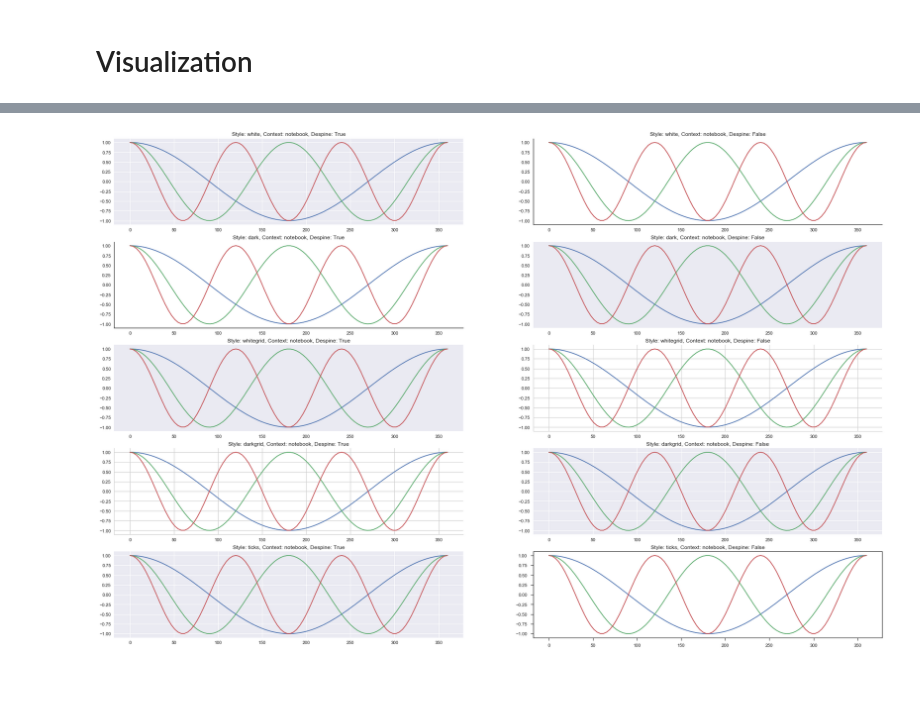
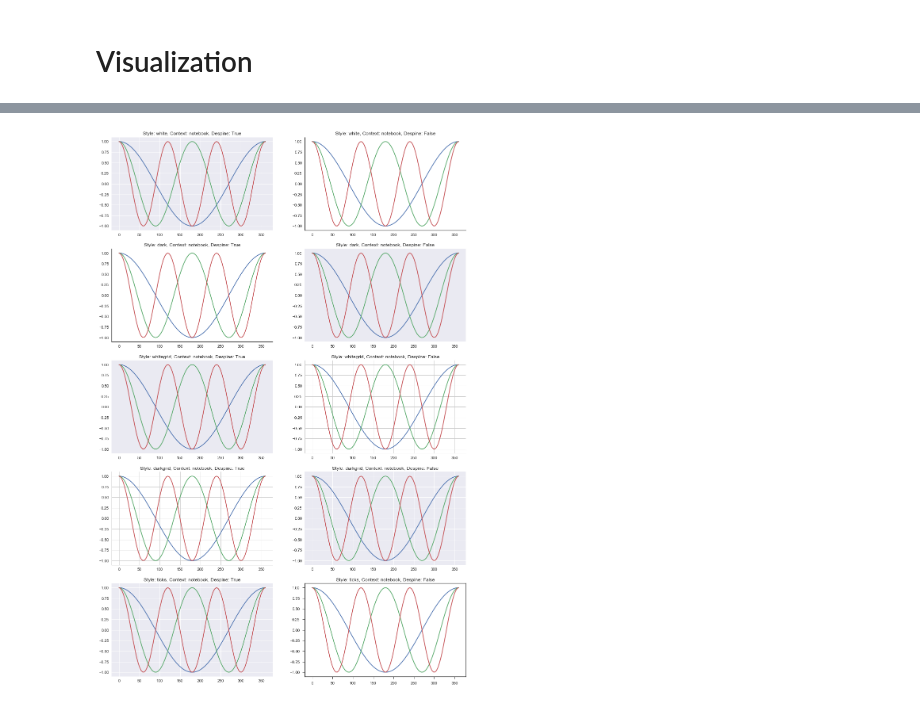
Before and after one commit to mznmel/42, a Jupyter notebook: visualization.ipynb, the cells around one changed output, grey strips where cells are left out. Drawn from its saved outputs; the diff is of its cells as text; code cells hidden in the pictures; blank space fills up the shorter version.

Commit message:
Adjusted figure sizes.

```diff
--- a/visualization.ipynb
+++ b/visualization.ipynb
@@ -21,21 +22,21 @@ plot_cos_func()
 # %%
 styles = ["white", "dark", "whitegrid", "darkgrid", "ticks"]
 contexts = ["notebook"] #["paper", "notebook", "talk", "poster"]
 call_despine = [True, False]
 
 all_combinations = list(product(styles, contexts, call_despine))
 columns = 2
 rows = math.ceil(len(all_combinations) / 2)
 
-sns.set(rc={"figure.figsize": (30, 20)})
+sns.set(rc={"figure.figsize": (16*columns, 5*rows)})
 
 for i, (style, context, despine) in enumerate(all_combinations):
     plt.subplot(rows, columns, i+1)
     sns.set_style(style)
     sns.set_context(context)
     plot_cos_func()
     if despine:
         sns.despine()
     plt.title("Style: {}, Context: {}, Despine: {}".format(style, context, despine))
 # %% [output]
-[figure, old version]
+[figure, new version]
```
Also changed, not shown: parts of 2 cells of this notebook.
